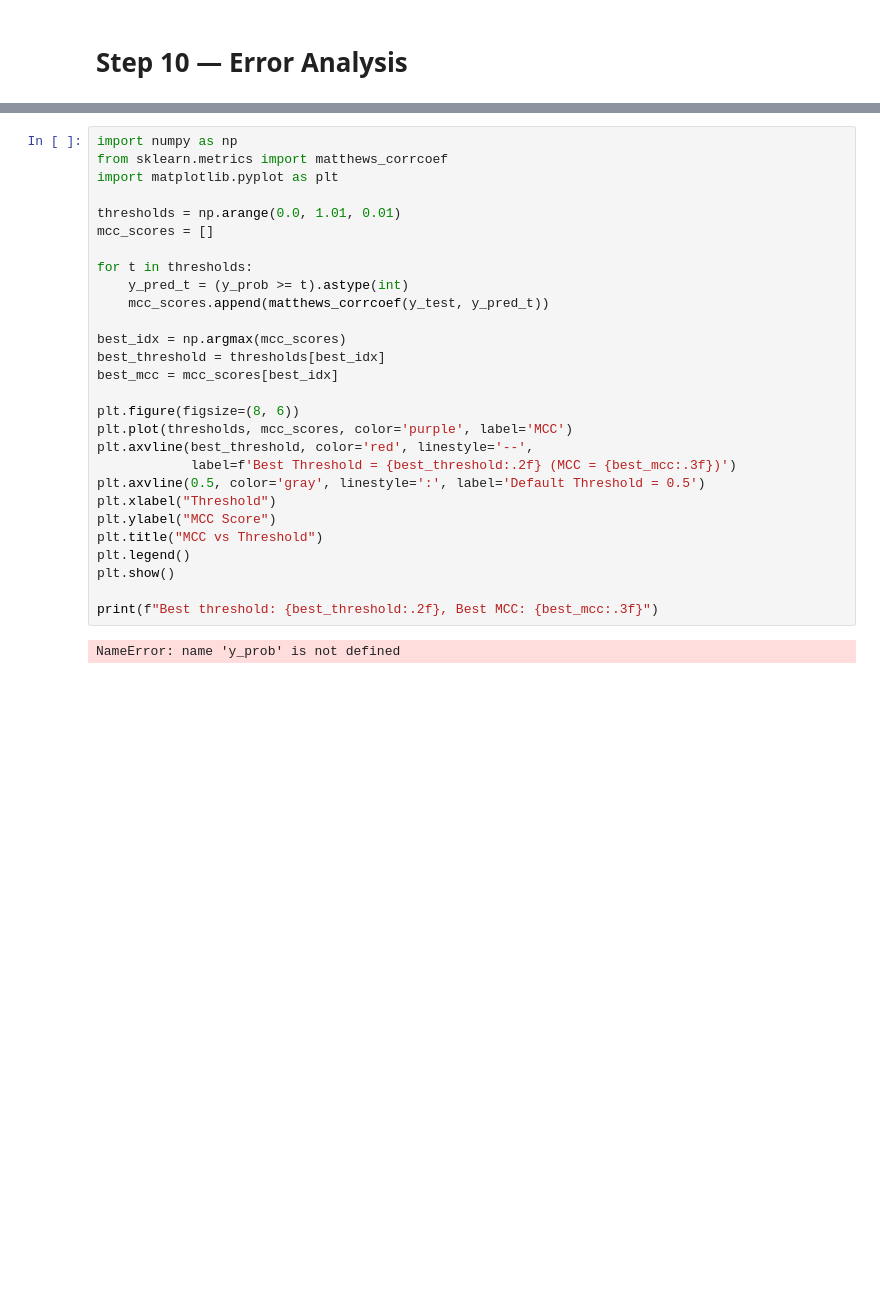
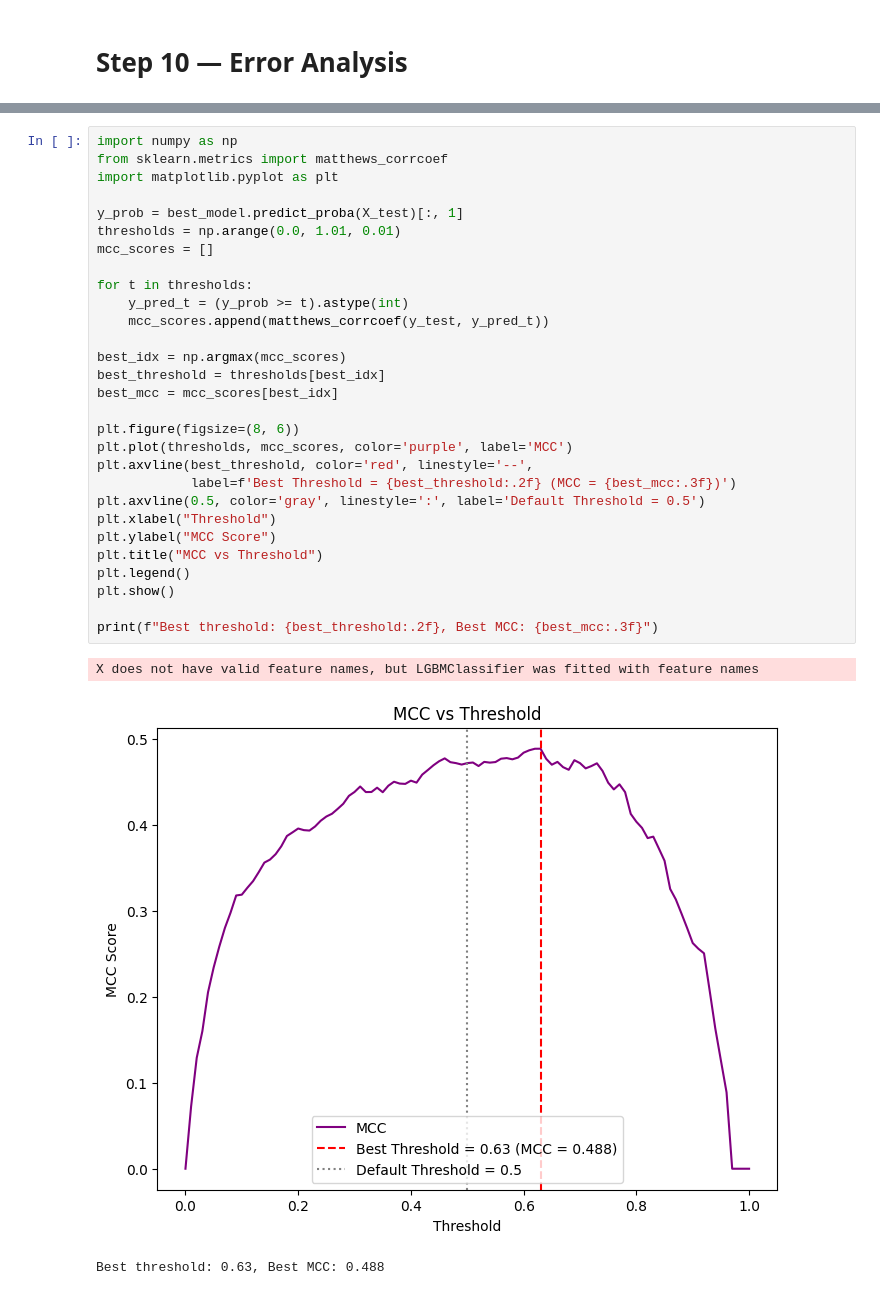
Before and after one commit to sushant758/ML-Exercises, a Jupyter notebook: Telco Customer Churn.ipynb, the cells around one changed output, grey strips where cells are left out. Saved outputs shown, nothing was run; the diff lists cells and outputs as text; blank space fills up the shorter version.

```diff
--- a/Telco Customer Churn.ipynb
+++ b/Telco Customer Churn.ipynb
@@ -1205,30 +1416,33 @@ MCC: 0.471
 # %%
 import numpy as np
 from sklearn.metrics import matthews_corrcoef
 import matplotlib.pyplot as plt
 
+y_prob = best_model.predict_proba(X_test)[:, 1]
 thresholds = np.arange(0.0, 1.01, 0.01)
 mcc_scores = []
 
 for t in thresholds:
     y_pred_t = (y_prob >= t).astype(int)
     mcc_scores.append(matthews_corrcoef(y_test, y_pred_t))
 
 best_idx = np.argmax(mcc_scores)
 best_threshold = thresholds[best_idx]
 best_mcc = mcc_scores[best_idx]
 
 plt.figure(figsize=(8, 6))
 plt.plot(thresholds, mcc_scores, color='purple', label='MCC')
 plt.axvline(best_threshold, color='red', linestyle='--',
             label=f'Best Threshold = {best_threshold:.2f} (MCC = {best_mcc:.3f})')
 plt.axvline(0.5, color='gray', linestyle=':', label='Default Threshold = 0.5')
 plt.xlabel("Threshold")
 plt.ylabel("MCC Score")
 plt.title("MCC vs Threshold")
 plt.legend()
 plt.show()
 
 print(f"Best threshold: {best_threshold:.2f}, Best MCC: {best_mcc:.3f}")
 # %% [output]
-NameError: name 'y_prob' is not defined
+X does not have valid feature names, but LGBMClassifier was fitted with feature names
+[figure, added]
+Best threshold: 0.63, Best MCC: 0.488
```
Also changed, not shown: parts of 59 cells of this notebook.
